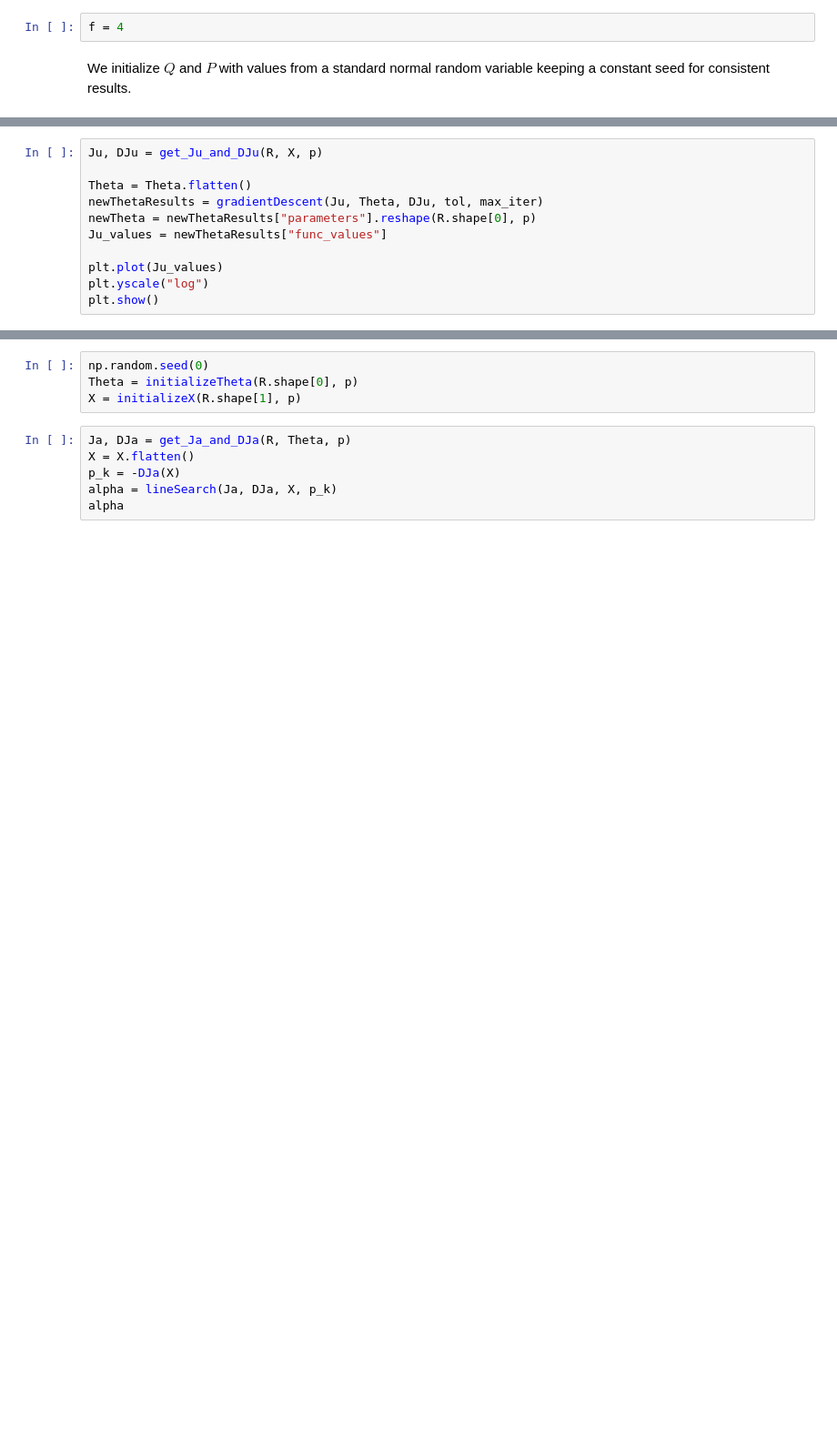
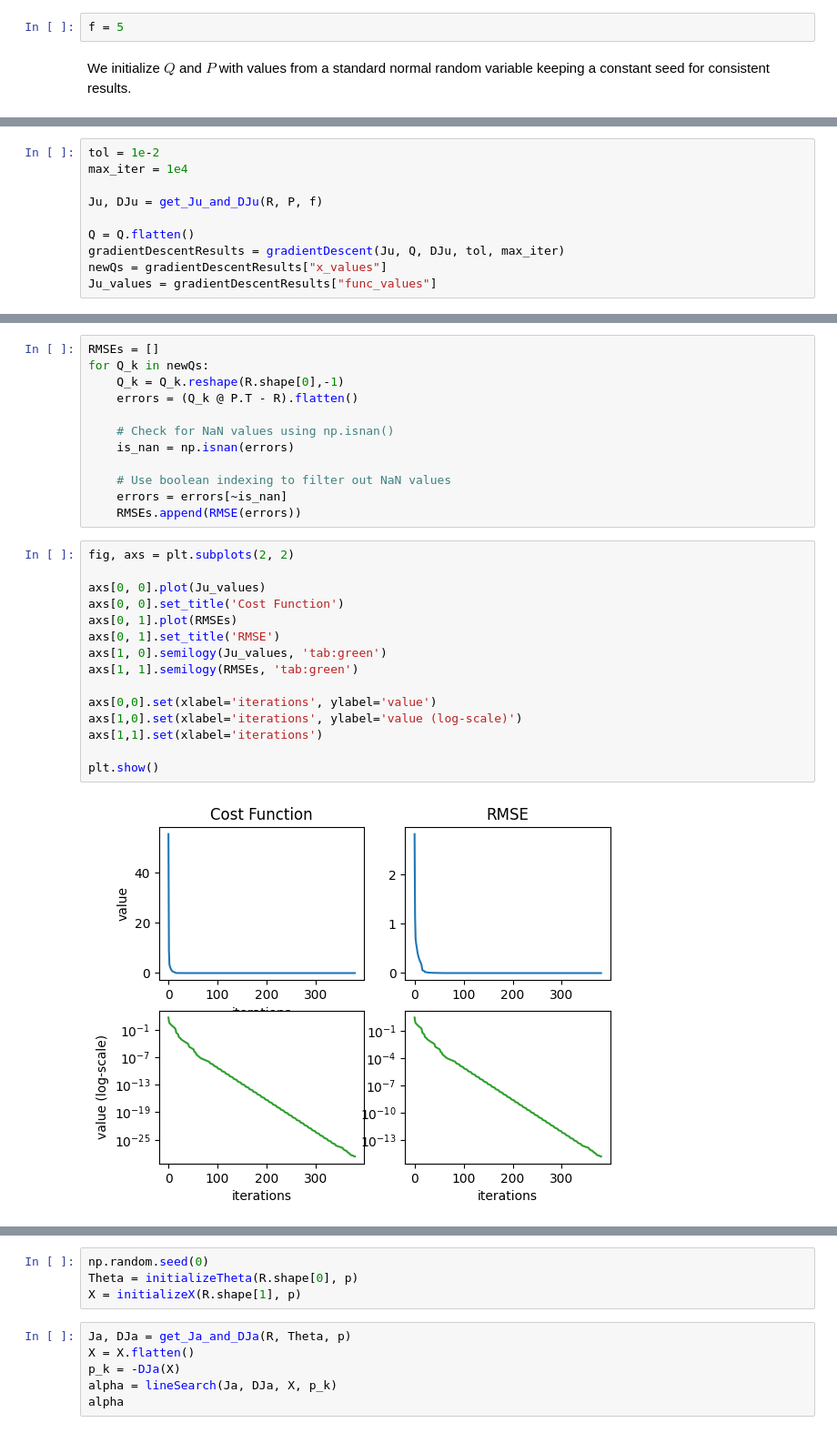
Before and after one commit to MarcoC1796/recommender-systems-thesis, a Jupyter notebook: Recommender Systems Tests.ipynb, the cells around one changed output, grey strips where cells are left out. Shown at 91% size. Saved outputs shown, nothing was run; the diff lists cells and outputs as text; blank space fills up the shorter version.

```diff
--- a/Recommender Systems Tests.ipynb
+++ b/Recommender Systems Tests.ipynb
@@ -41,7 +43,7 @@ m, n = R.shape
 # %% [markdown]
 We define the range $f$ for the matrices $Q$ and $P$ that will approximate $R$.
 # %%
-f = 4
+f = 5
 # %% [markdown]
 We initialize $Q$ and $P$ with values from a standard normal random variable keeping a constant seed for consistent results.
 # %%
@@ -67,11 +68,10 @@ alpha
 # %%
-Ju, DJu = get_Ju_and_DJu(R, X, p)
+tol = 1e-2
+max_iter = 1e4
 
-Theta = Theta.flatten()
-newThetaResults = gradientDescent(Ju, Theta, DJu, tol, max_iter)
-newTheta = newThetaResults["parameters"].reshape(R.shape[0], p)
-Ju_values = newThetaResults["func_values"]
+Ju, DJu = get_Ju_and_DJu(R, P, f)
 
-plt.plot(Ju_values)
-plt.yscale("log")
-plt.show()
+Q = Q.flatten()
+gradientDescentResults = gradientDescent(Ju, Q, DJu, tol, max_iter)
+newQs = gradientDescentResults["x_values"]
+Ju_values = gradientDescentResults["func_values"]
@@ -81 +82,30 @@ alpha_values
+# %%
+RMSEs = []
+for Q_k in newQs:
+    Q_k = Q_k.reshape(R.shape[0],-1)
+    errors = (Q_k @ P.T - R).flatten()
+
+    # Check for NaN values using np.isnan()
+    is_nan = np.isnan(errors)
+
+    # Use boolean indexing to filter out NaN values
+    errors = errors[~is_nan]
+    RMSEs.append(RMSE(errors))
+# %%
+fig, axs = plt.subplots(2, 2)
+
+axs[0, 0].plot(Ju_values)
+axs[0, 0].set_title('Cost Function')
+axs[0, 1].plot(RMSEs)
+axs[0, 1].set_title('RMSE')
+axs[1, 0].semilogy(Ju_values, 'tab:green')
+axs[1, 1].semilogy(RMSEs, 'tab:green')
+
+axs[0,0].set(xlabel='iterations', ylabel='value')
+axs[1,0].set(xlabel='iterations', ylabel='value (log-scale)')
+axs[1,1].set(xlabel='iterations')
+
+plt.show()
+# %% [output]
+[figure, added]
 # %%
```
Also changed, not shown: parts of 21 cells of this notebook, 5 other files.
